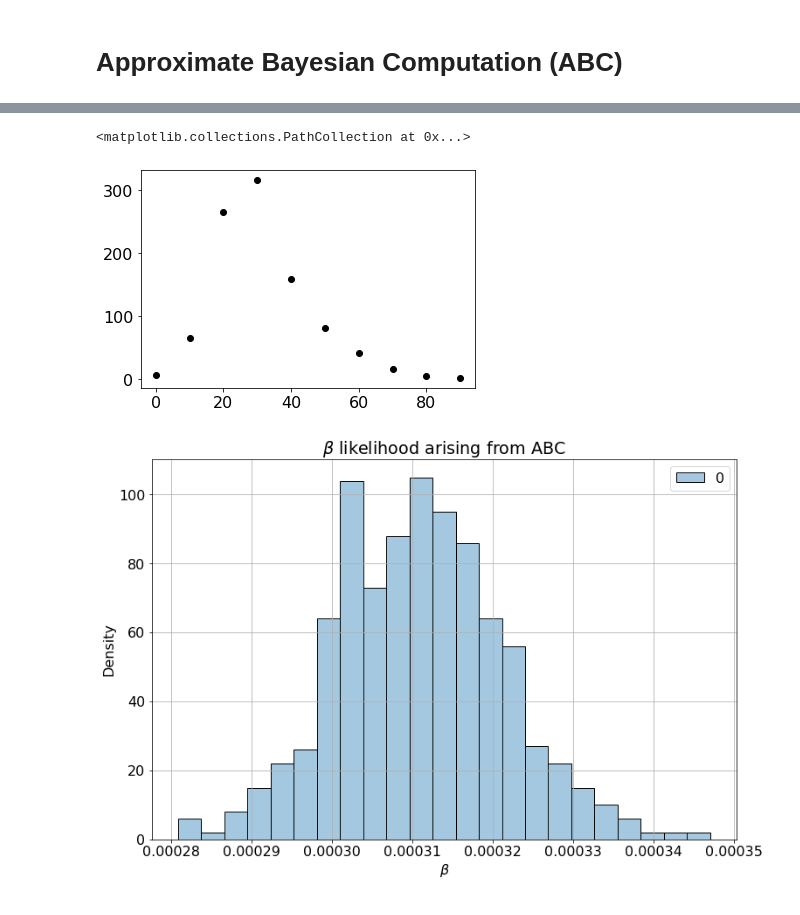
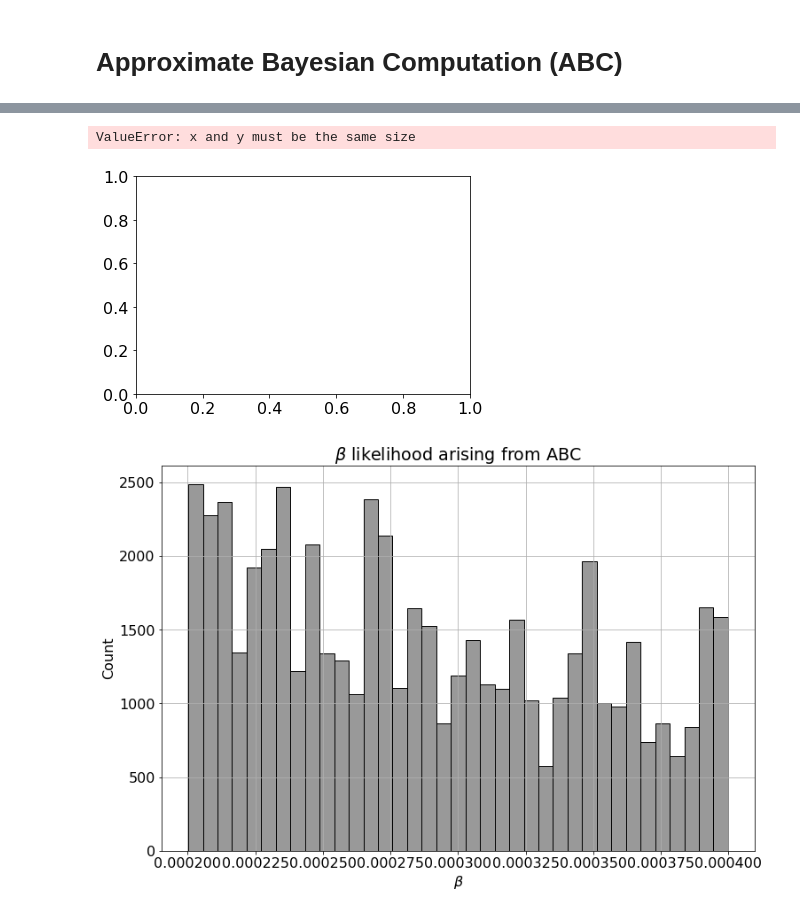
Before and after one commit to ndoyle815/MA930, a Jupyter notebook: Week8/Stochastic SIR, MCMC and ABC.ipynb, the cells around one changed output, grey strips where cells are left out. Cells and saved outputs as stored; diff of their text form; code cells hidden in the pictures.

```diff
--- a/Week8/Stochastic SIR, MCMC and ABC.ipynb
+++ b/Week8/Stochastic SIR, MCMC and ABC.ipynb
@@ -251,8 +251,8 @@ array([  6.,  65., 264., 315., 159.,  81.,  42.,  16.,   5.,   2.])
 # %%
-plt.scatter(np.arange(0,100,10), Infected, color='k')
+plt.scatter(np.arange(0,tmax-10,10), Infected, color='k')
 # %% [output]
-<matplotlib.collections.PathCollection at 0x...>
+ValueError: x and y must be the same size
-[figure, old version]
+[figure, new version]
 # %%
 def epi_model(beta, mu):
     # outbreak time
@@ -302,7 +302,7 @@ def chisq_criterion(simdata, realdata):
 
     return measure
 # %%
-ABC = 200
+ABC = 500
 Nsim = 200
 eps = 50
 valid_sims = []
@@ -317,10 +317,10 @@ for j in range(ABC):
 # %%
 fig = plt.figure(figsize=(12,8))
 
-sns.histplot(Betas, color='k', alpha=0.4)
+sns.histplot(valid_sims, color='k', alpha=0.4)
 plt.xlabel('$\\beta$')
-plt.ylabel('Density')
+plt.ylabel('Count')
 plt.title('$\\beta$ likelihood arising from ABC')
 plt.grid()
 # %% [output]
-[figure, old version]
+[figure, new version]
```
Also changed, not shown: parts of 8 cells of this notebook.
